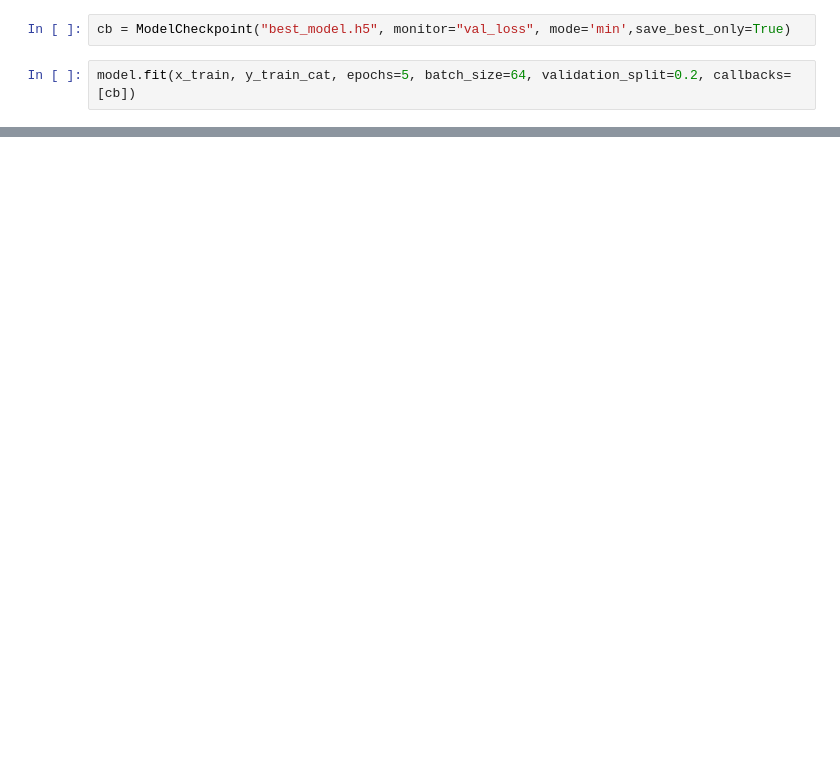
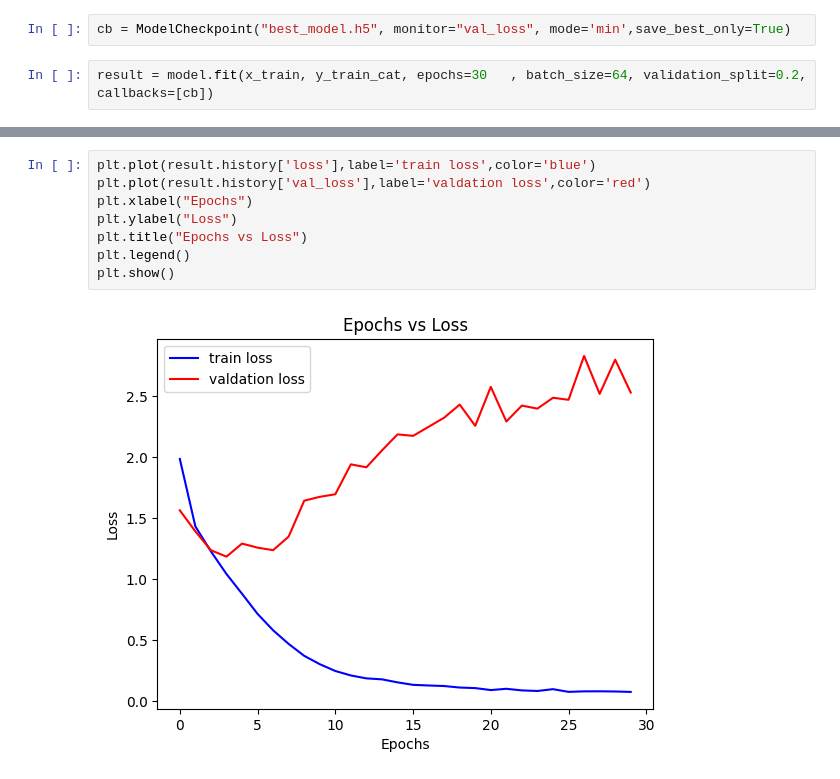
Before and after one commit to Aasrith-JR/DL-Lab, a Jupyter notebook: week3/cifar-cnn.ipynb, the cells around one changed output, grey strips where cells are left out. Drawn from its saved outputs; the diff is of its cells as text; blank space fills up the shorter version.

Commit message:
increased epochs and also added predictions on images

```diff
--- a/week3/cifar-cnn.ipynb
+++ b/week3/cifar-cnn.ipynb
@@ -33,5 +31,5 @@ model.compile(optimizer='adam', loss='categorical_crossentropy', metrics=['accur
 # %%
 cb = ModelCheckpoint("best_model.h5", monitor="val_loss", mode='min',save_best_only=True)
 # %%
-model.fit(x_train, y_train_cat, epochs=5, batch_size=64, validation_split=0.2, callbacks=[cb])
+result = model.fit(x_train, y_train_cat, epochs=30   , batch_size=64, validation_split=0.2, callbacks=[cb])
 # %% [output]
@@ -57,0 +97,10 @@ Predicted label: 4
+# %%
+plt.plot(result.history['loss'],label='train loss',color='blue')
+plt.plot(result.history['val_loss'],label='valdation loss',color='red')
+plt.xlabel("Epochs")
+plt.ylabel("Loss")
+plt.title("Epochs vs Loss")
+plt.legend()
+plt.show()
+# %% [output]
+[figure, added]
```
Also changed, not shown: parts of 6 cells of this notebook, 2 other files.
